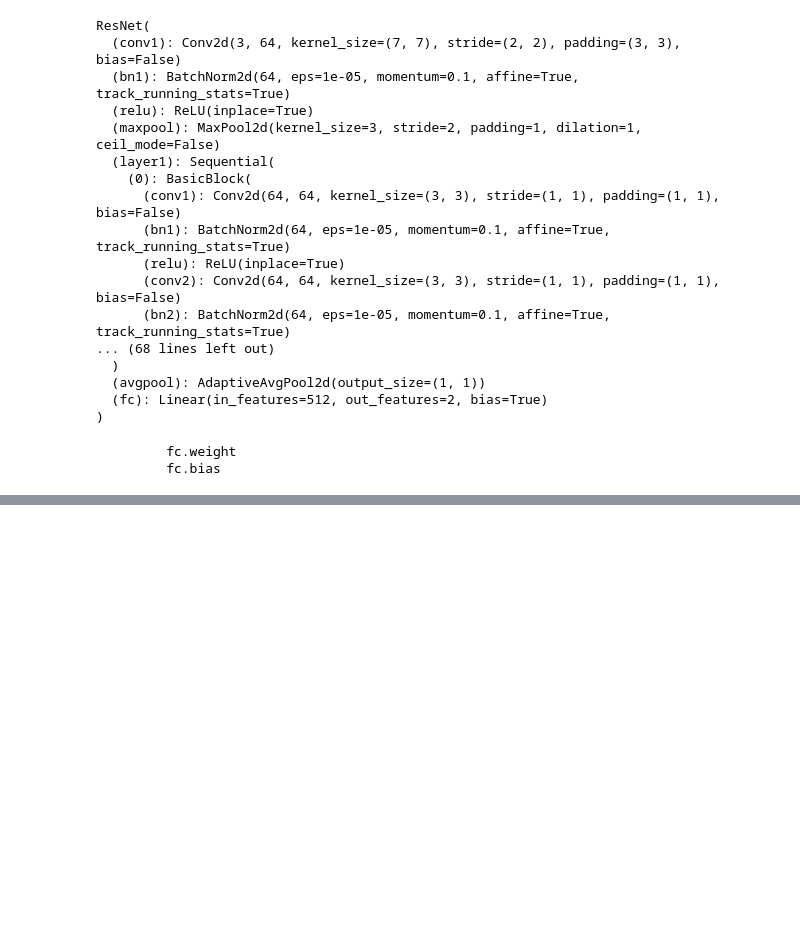
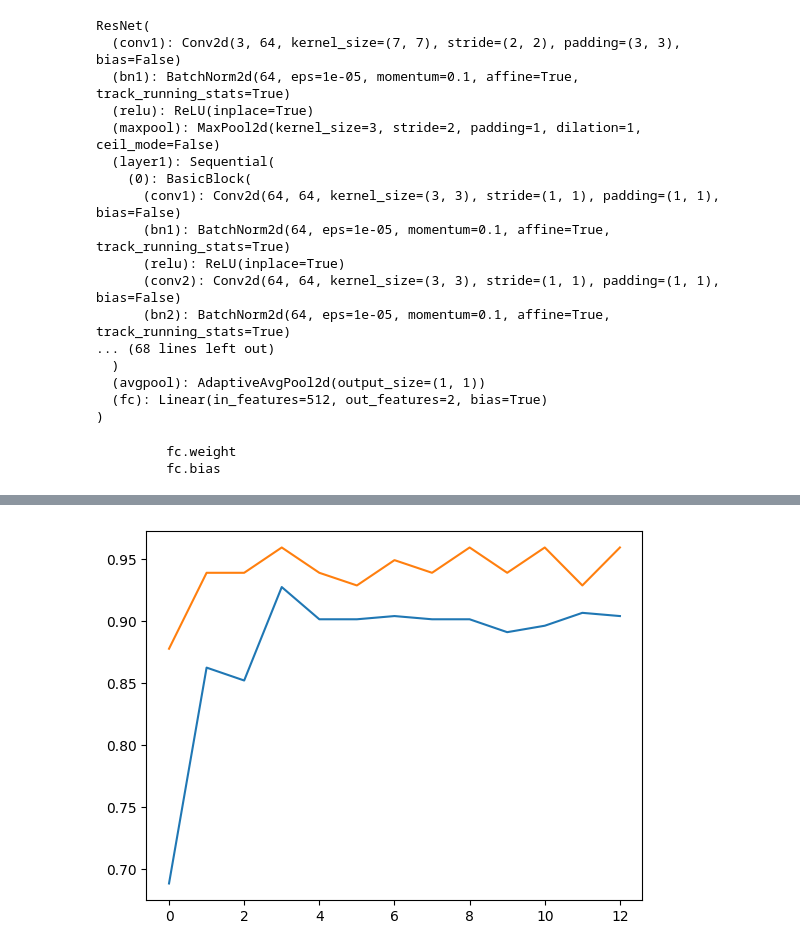
Before and after one commit to Data-MaSTeRR/Pytorch_practice, a Jupyter notebook: TransferLearning_practice.ipynb, the cells around one changed output, grey strips where cells are left out. Drawn from its saved outputs; the diff is of its cells as text; code cells hidden in the pictures; blank space fills up the shorter version.

```diff
--- a/TransferLearning_practice.ipynb
+++ b/TransferLearning_practice.ipynb
@@ -192,0 +193,21 @@ Best Acc: 0.932468
+# %%
+test_path = 'C:/Users/SKT01/Desktop/강의자료/Pytorch with AI/AI융합프로그램/data/catanddog/test'
+
+transform = transforms.Compose(
+                [
+                    transforms.Resize(224),
+                    transforms.CenterCrop(224),
+                    transforms.ToTensor(),
+                ])
+test_dataset = torchvision.datasets.ImageFolder(
+    root=test_path,
+    transform=transform
+)
+test_loader = torch.utils.data.DataLoader(
+    test_dataset,
+    batch_size=32,
+    num_workers=1,
+    shuffle=True
+)
+
+print(len(test_dataset))
@@ -192,0 +260,2 @@ Best Acc: 0.932468
+# %%
+val_acc_hist = eval_model(resnet18, test_loader, device)
@@ -192,0 +280,6 @@ Best Acc: 0.932468
+# %%
+plt.plot(train_acc_hist)
+plt.plot(val_acc_hist)
+plt.show()
+# %% [output]
+[figure, added]
```
Also changed, not shown: parts of 9 cells of this notebook.
